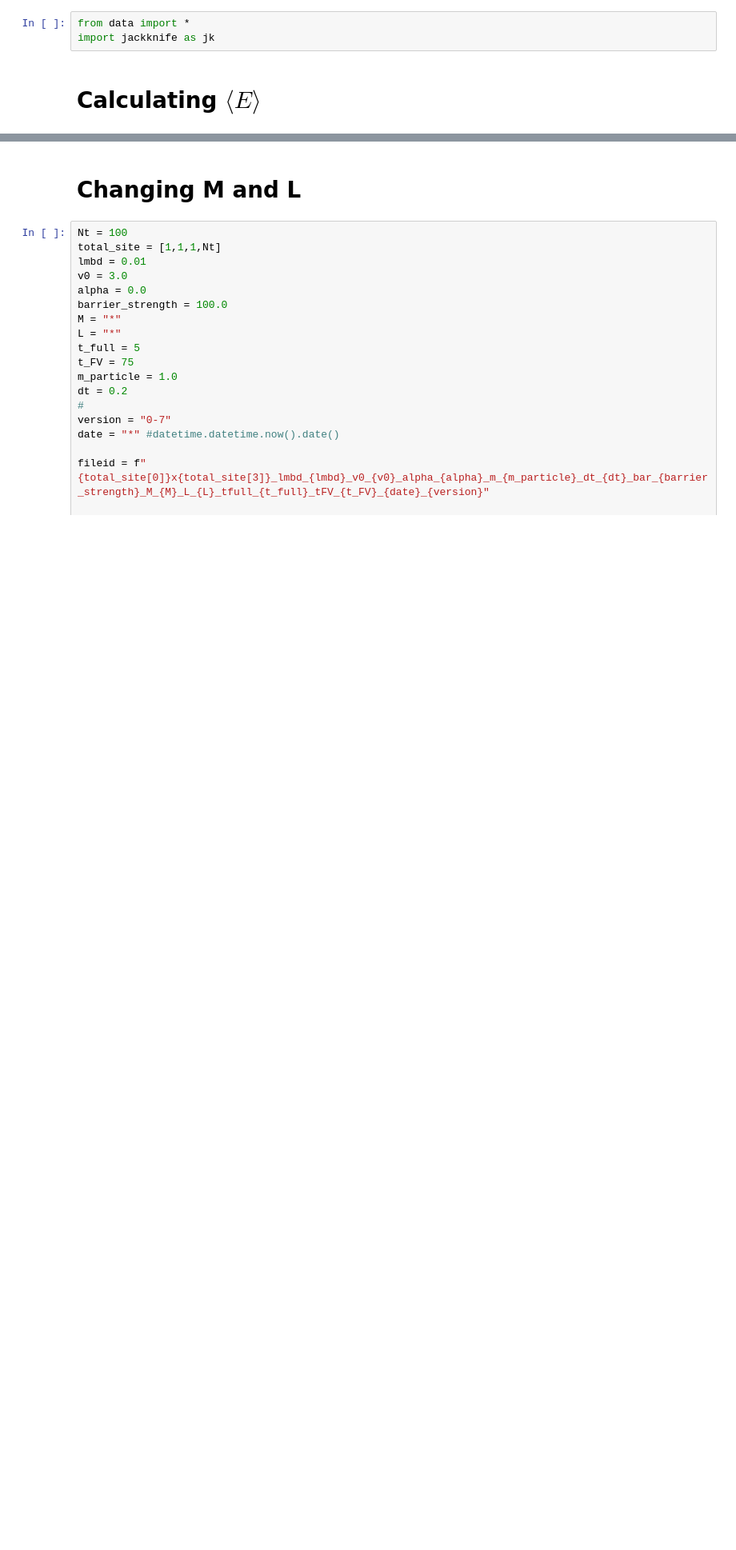
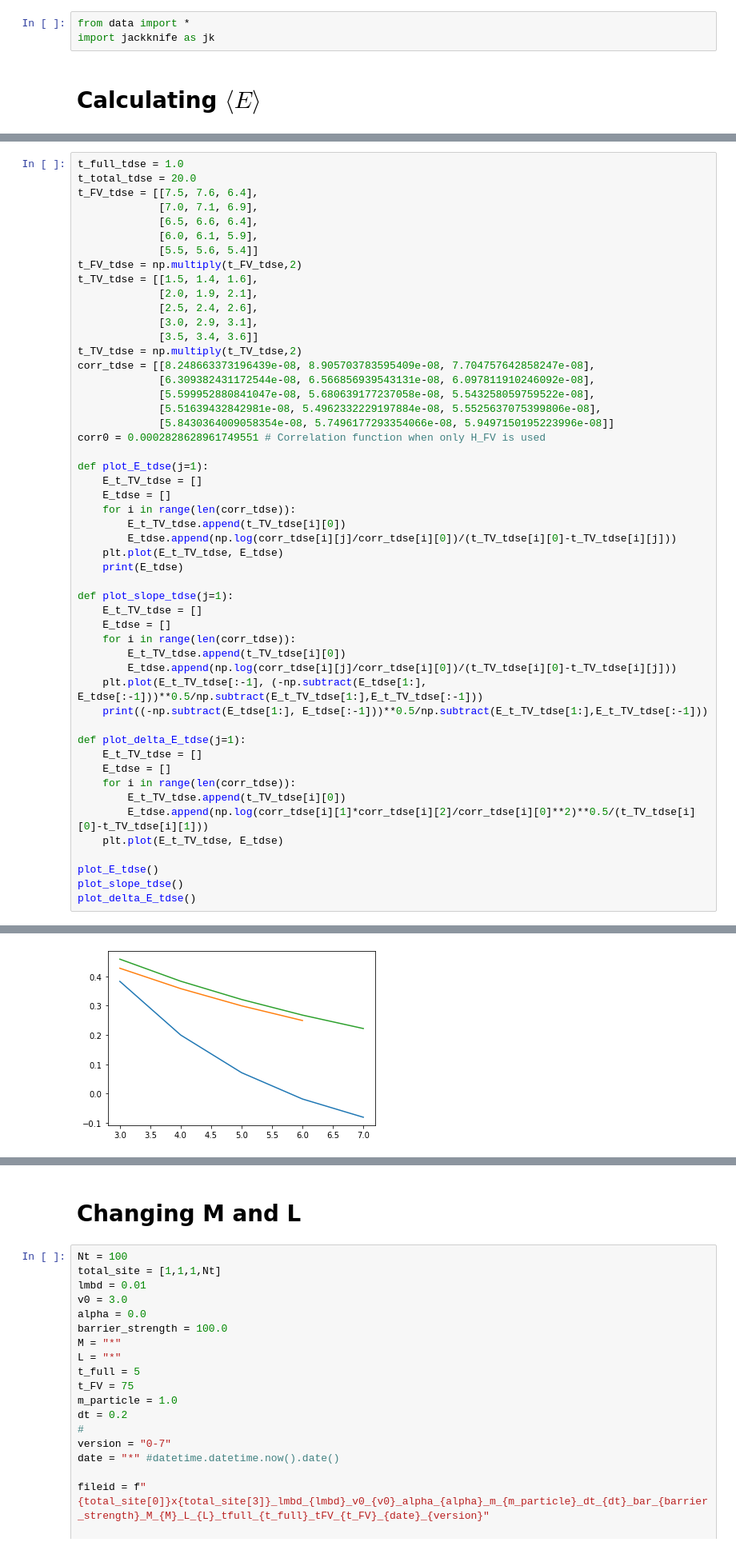
Before and after one commit to jinluchang/Qlattice, a Jupyter notebook: applications/false-vacuum-decay/false_vacuum_decay.ipynb, the cells around one changed output, grey strips where cells are left out. Shown at 80% size. Cells and saved outputs as stored; diff of their text form; blank space fills up the shorter version.

```diff
--- a/applications/false-vacuum-decay/false_vacuum_decay.ipynb
+++ b/applications/false-vacuum-decay/false_vacuum_decay.ipynb
@@ -193,0 +72,52 @@ print(measurements.get_delta_E(sf, -1, 1))
+# %%
+t_full_tdse = 1.0
+t_total_tdse = 20.0
+t_FV_tdse = [[7.5, 7.6, 6.4],
+             [7.0, 7.1, 6.9],
+             [6.5, 6.6, 6.4],
+             [6.0, 6.1, 5.9],
+             [5.5, 5.6, 5.4]]
+t_FV_tdse = np.multiply(t_FV_tdse,2)
+t_TV_tdse = [[1.5, 1.4, 1.6],
+             [2.0, 1.9, 2.1],
+             [2.5, 2.4, 2.6],
+             [3.0, 2.9, 3.1],
+             [3.5, 3.4, 3.6]]
+t_TV_tdse = np.multiply(t_TV_tdse,2)
+corr_tdse = [[8.248663373196439e-08, 8.905703783595409e-08, 7.704757642858247e-08],
+             [6.309382431172544e-08, 6.566856939543131e-08, 6.097811910246092e-08],
+             [5.599952880841047e-08, 5.680639177237058e-08, 5.543258059759522e-08],
+             [5.51639432842981e-08, 5.4962332229197884e-08, 5.5525637075399806e-08],
+             [5.8430364009058354e-08, 5.7496177293354066e-08, 5.9497150195223996e-08]]
+corr0 = 0.0002828628961749551 # Correlation function when only H_FV is used
+
+def plot_E_tdse(j=1):
+    E_t_TV_tdse = []
+    E_tdse = []
+    for i in range(len(corr_tdse)):
+        E_t_TV_tdse.append(t_TV_tdse[i][0])
+        E_tdse.append(np.log(corr_tdse[i][j]/corr_tdse[i][0])/(t_TV_tdse[i][0]-t_TV_tdse[i][j]))
+    plt.plot(E_t_TV_tdse, E_tdse)
+    print(E_tdse)
+
+def plot_slope_tdse(j=1):
+    E_t_TV_tdse = []
+    E_tdse = []
+    for i in range(len(corr_tdse)):
+        E_t_TV_tdse.append(t_TV_tdse[i][0])
+        E_tdse.append(np.log(corr_tdse[i][j]/corr_tdse[i][0])/(t_TV_tdse[i][0]-t_TV_tdse[i][j]))
+    plt.plot(E_t_TV_tdse[:-1], (-np.subtract(E_tdse[1:], E_tdse[:-1]))**0.5/np.subtract(E_t_TV_tdse[1:],E_t_TV_tdse[:-1]))
+    print((-np.subtract(E_tdse[1:], E_tdse[:-1]))**0.5/np.subtract(E_t_TV_tdse[1:],E_t_TV_tdse[:-1]))
+
+def plot_delta_E_tdse(j=1):
+    E_t_TV_tdse = []
+    E_tdse = []
+    for i in range(len(corr_tdse)):
+        E_t_TV_tdse.append(t_TV_tdse[i][0])
+        E_tdse.append(np.log(corr_tdse[i][1]*corr_tdse[i][2]/corr_tdse[i][0]**2)**0.5/(t_TV_tdse[i][0]-t_TV_tdse[i][1]))
+    plt.plot(E_t_TV_tdse, E_tdse)
+
+plot_E_tdse()
+plot_slope_tdse()
+plot_delta_E_tdse()
+# %% [output]
@@ -193,0 +126 @@ print(measurements.get_delta_E(sf, -1, 1))
+[figure, new version]
```
Also changed, not shown: parts of 20 cells of this notebook, 2 other files.
